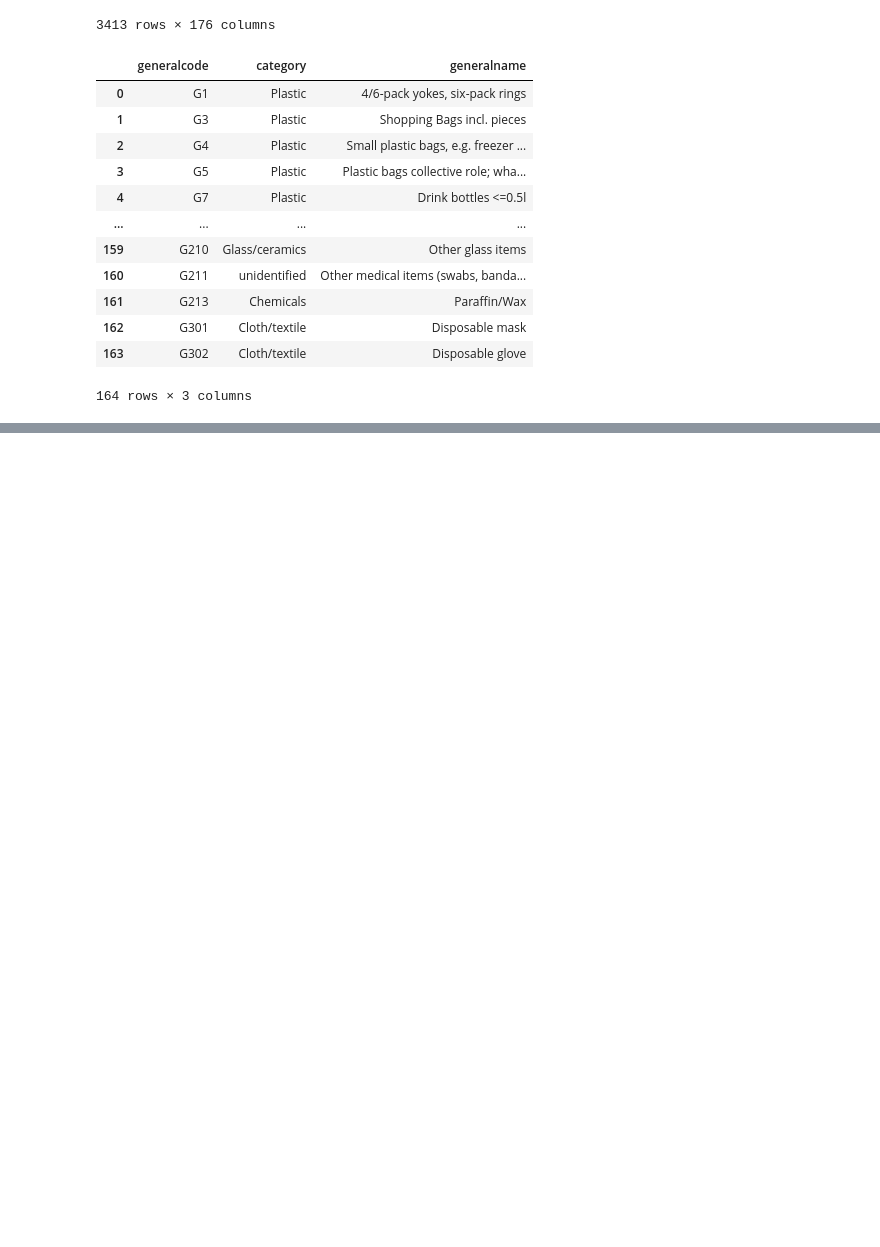
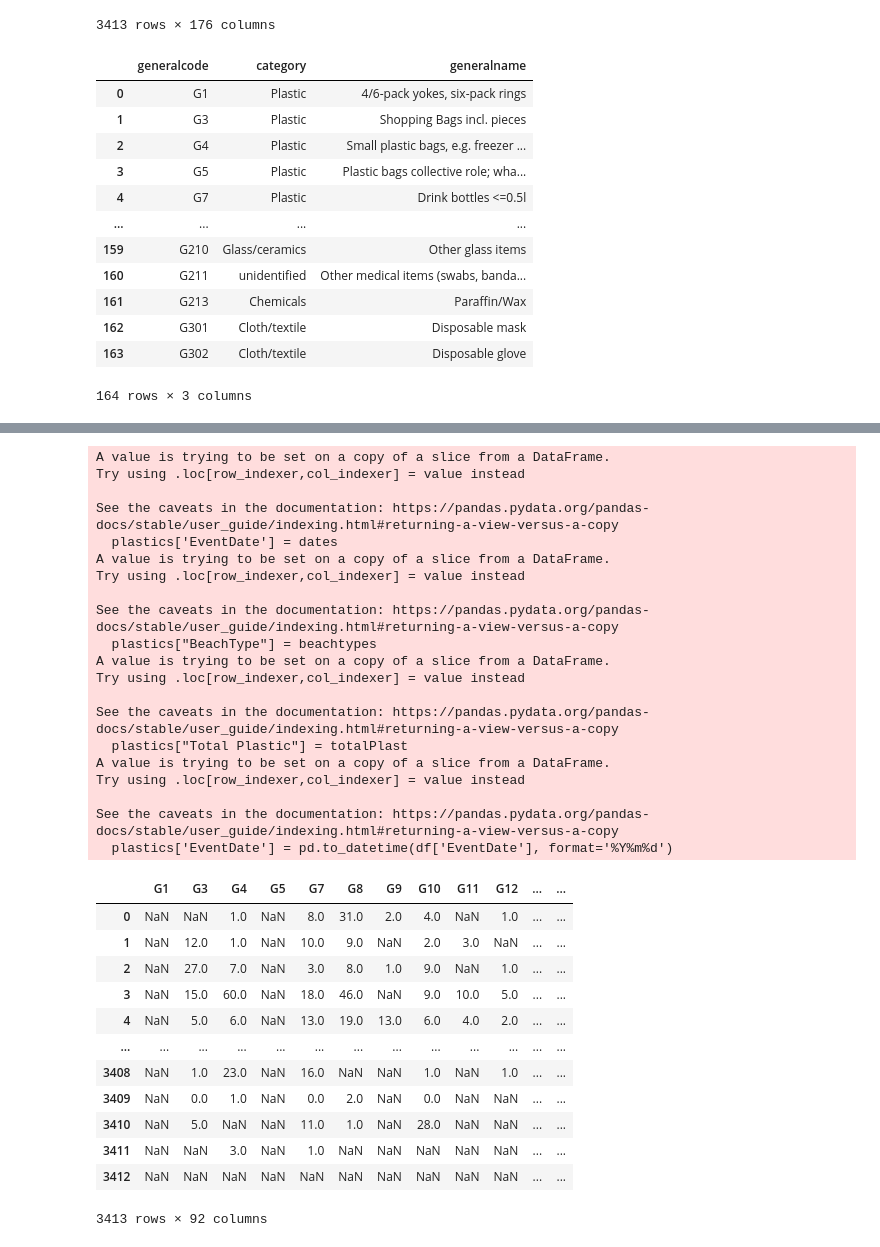
Before and after one commit to mariavanv/367Final, a Jupyter notebook: Messy.ipynb, the cells around one changed output, grey strips where cells are left out. Saved outputs shown, nothing was run; the diff lists cells and outputs as text; code cells hidden in the pictures; blank space fills up the shorter version.

```diff
--- a/Messy.ipynb
+++ b/Messy.ipynb
@@ -42,0 +127,51 @@ metadf[]
+# %%
+dates = df['EventDate']
+beachtypes = df["BeachType"]
+plastics = df[plasticcodes]
+
+plastics['EventDate'] = dates
+plastics["BeachType"] = beachtypes
+
+totalPlast = plastics[plasticcodes].sum(axis=1);
+plastics["Total Plastic"] = totalPlast
+
+plastics['EventDate'] = pd.to_datetime(df['EventDate'], format='%Y%m%d')
+
+
+plastics
+#totalsmoke = df[listOfSmokingColumns].sum(axis=1);
+#smokingdf['total smoking items'] = totalsmoke;
+# %% [output]
+A value is trying to be set on a copy of a slice from a DataFrame.
+Try using .loc[row_indexer,col_indexer] = value instead
+
+See the caveats in the documentation: https://pandas.pydata.org/pandas-docs/stable/user_guide/indexing.html#returning-a-view-versus-a-copy
+  plastics['EventDate'] = dates
+A value is trying to be set on a copy of a slice from a DataFrame.
+Try using .loc[row_indexer,col_indexer] = value instead
+
+See the caveats in the documentation: https://pandas.pydata.org/pandas-docs/stable/user_guide/indexing.html#returning-a-view-versus-a-copy
+  plastics["BeachType"] = beachtypes
+A value is trying to be set on a copy of a slice from a DataFrame.
+Try using .loc[row_indexer,col_indexer] = value instead
+
+See the caveats in the documentation: https://pandas.pydata.org/pandas-docs/stable/user_guide/indexing.html#returning-a-view-versus-a-copy
+  plastics["Total Plastic"] = totalPlast
+A value is trying to be set on a copy of a slice from a DataFrame.
+Try using .loc[row_indexer,col_indexer] = value instead
+
+See the caveats in the documentation: https://pandas.pydata.org/pandas-docs/stable/user_guide/indexing.html#returning-a-view-versus-a-copy
+  plastics['EventDate'] = pd.to_datetime(df['EventDate'], format='%Y%m%d')
+|  | G1 | G3 | G4 | G5 | G7 | G8 | G9 | G10 | G11 | G12 | ... | ... |
+| 0 | NaN | NaN | 1.0 | NaN | 8.0 | 31.0 | 2.0 | 4.0 | NaN | 1.0 | ... | ... |
+| 1 | NaN | 12.0 | 1.0 | NaN | 10.0 | 9.0 | NaN | 2.0 | 3.0 | NaN | ... | ... |
+| 2 | NaN | 27.0 | 7.0 | NaN | 3.0 | 8.0 | 1.0 | 9.0 | NaN | 1.0 | ... | ... |
+| 3 | NaN | 15.0 | 60.0 | NaN | 18.0 | 46.0 | NaN | 9.0 | 10.0 | 5.0 | ... | ... |
+| 4 | NaN | 5.0 | 6.0 | NaN | 13.0 | 19.0 | 13.0 | 6.0 | 4.0 | 2.0 | ... | ... |
+| ... | ... | ... | ... | ... | ... | ... | ... | ... | ... | ... | ... | ... |
+| 3408 | NaN | 1.0 | 23.0 | NaN | 16.0 | NaN | NaN | 1.0 | NaN | 1.0 | ... | ... |
+| 3409 | NaN | 0.0 | 1.0 | NaN | 0.0 | 2.0 | NaN | 0.0 | NaN | NaN | ... | ... |
+| 3410 | NaN | 5.0 | NaN | NaN | 11.0 | 1.0 | NaN | 28.0 | NaN | NaN | ... | ... |
+| 3411 | NaN | NaN | 3.0 | NaN | 1.0 | NaN | NaN | NaN | NaN | NaN | ... | ... |
+| 3412 | NaN | NaN | NaN | NaN | NaN | NaN | NaN | NaN | NaN | NaN | ... | ... |
+3413 rows × 92 columns
```
Also changed, not shown: parts of 10 cells of this notebook.
